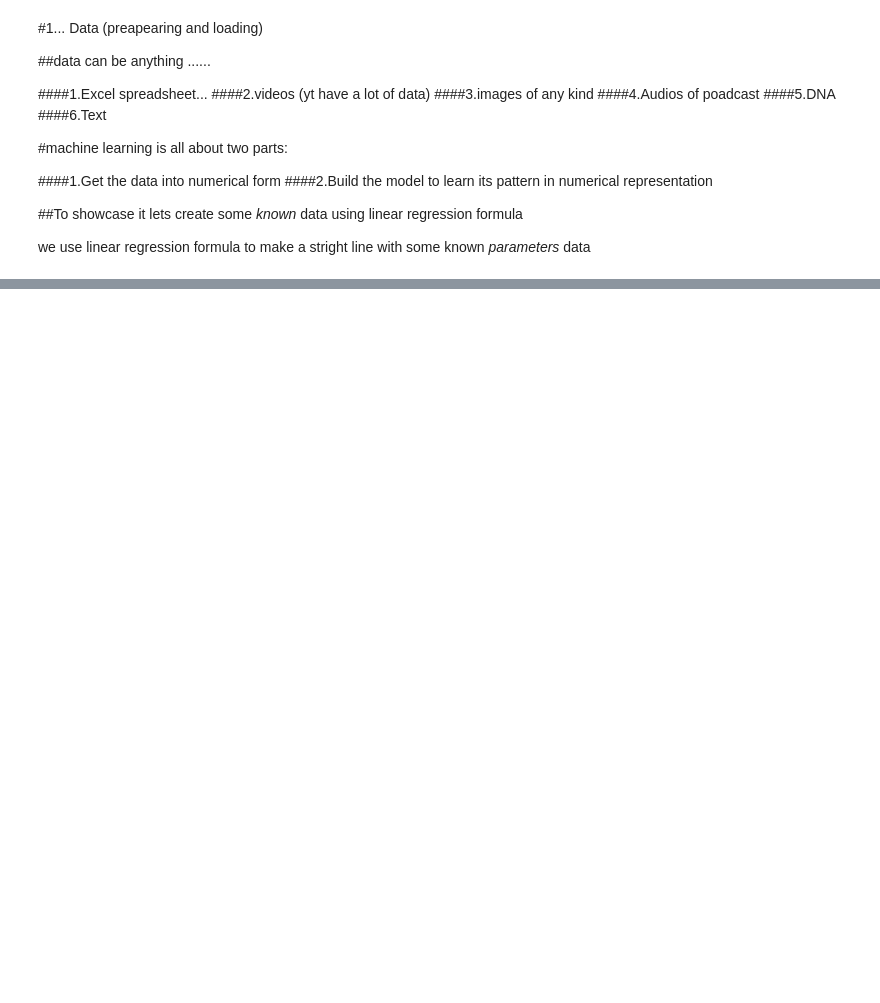
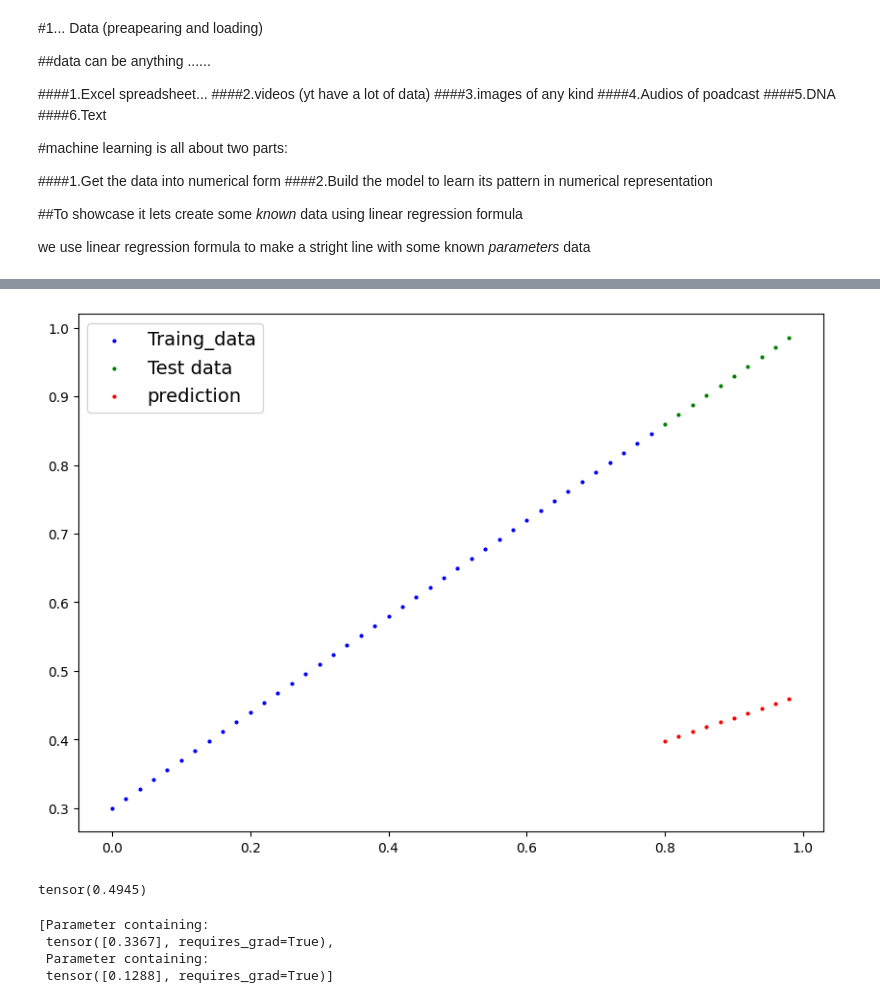
Before and after one commit to anmolkumar0717/Alphabet, a Jupyter notebook: 01PyTorch_workFlow.ipynb, the cells around one changed output, grey strips where cells are left out. Drawn from its saved outputs; the diff is of its cells as text; code cells hidden in the pictures; blank space fills up the shorter version.

```diff
--- a/01PyTorch_workFlow.ipynb
+++ b/01PyTorch_workFlow.ipynb
@@ -61,0 +126,13 @@ X[:10],Y[:10],len(X),len(Y)
+# %%
+class LinearRegressionModel(nn.Module):
+  def __init__(self):     # constructor function to initialize the values.
+    super().__init__()    # calling the super class constructor.
+    self.weight=nn.Parameter(torch.randn(1,                     # Declearng the parameter for weight
+                                         requires_grad=True,
+                                         dtype=torch.float))
+
+    self.bias=nn.Parameter(torch.randn(1,                       # Declearng the parameter for bias
+                                     requires_grad=True,
+                                     dtype=torch.float))
+  def forward(self,X:torch.Tensor)->torch.Tensor:               # forward always have to be overrided and to execute this is important
+    return self.weight*X + self.bias                            # returning the value of the linear regression function.
@@ -61,0 +150,9 @@ X[:10],Y[:10],len(X),len(Y)
+# %%
+
+
+# make prediction with the model
+
+with torch.inference_mode():              #it means that it does't track the gradiant function
+  Y_pred=linear_model(X_test)
+
+Y_pred
@@ -61,0 +183,9 @@ X[:10],Y[:10],len(X),len(Y)
+# %%
+plot_predictions(prediction=Y_pred)
+# %% [output]
+[figure, added]
+# %%
+Mean_absolute_error=torch.mean(torch.abs(Y_test-Y_pred))
+print(Mean_absolute_error)
+# %% [output]
+tensor(0.4945)
@@ -61,0 +201,7 @@ X[:10],Y[:10],len(X),len(Y)
+# %%
+list(linear_model.parameters())
+# %% [output]
+[Parameter containing:
+ tensor([0.3367], requires_grad=True),
+ Parameter containing:
+ tensor([0.1288], requires_grad=True)]
```
Also changed, not shown: parts of 43 cells of this notebook.
